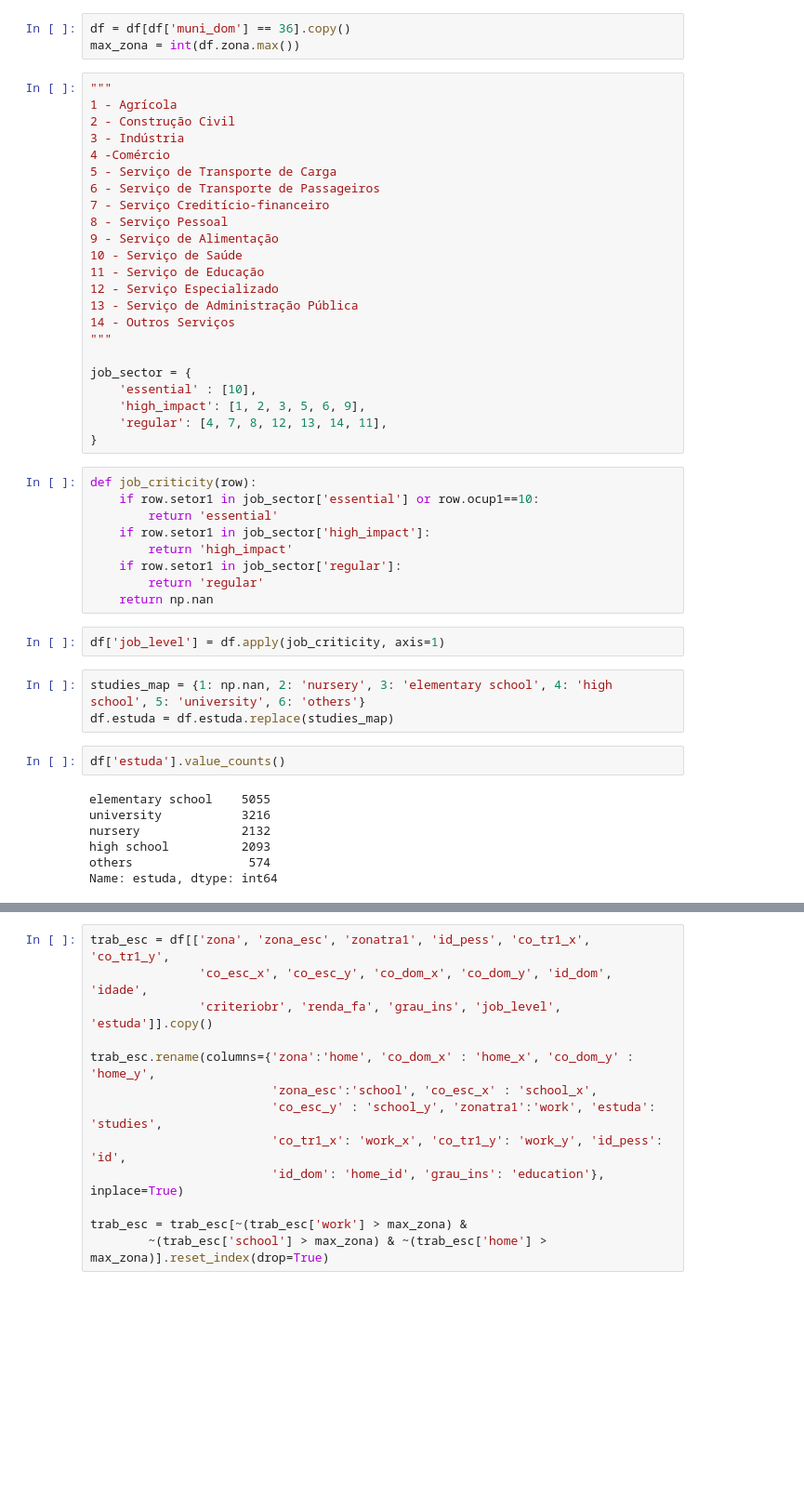
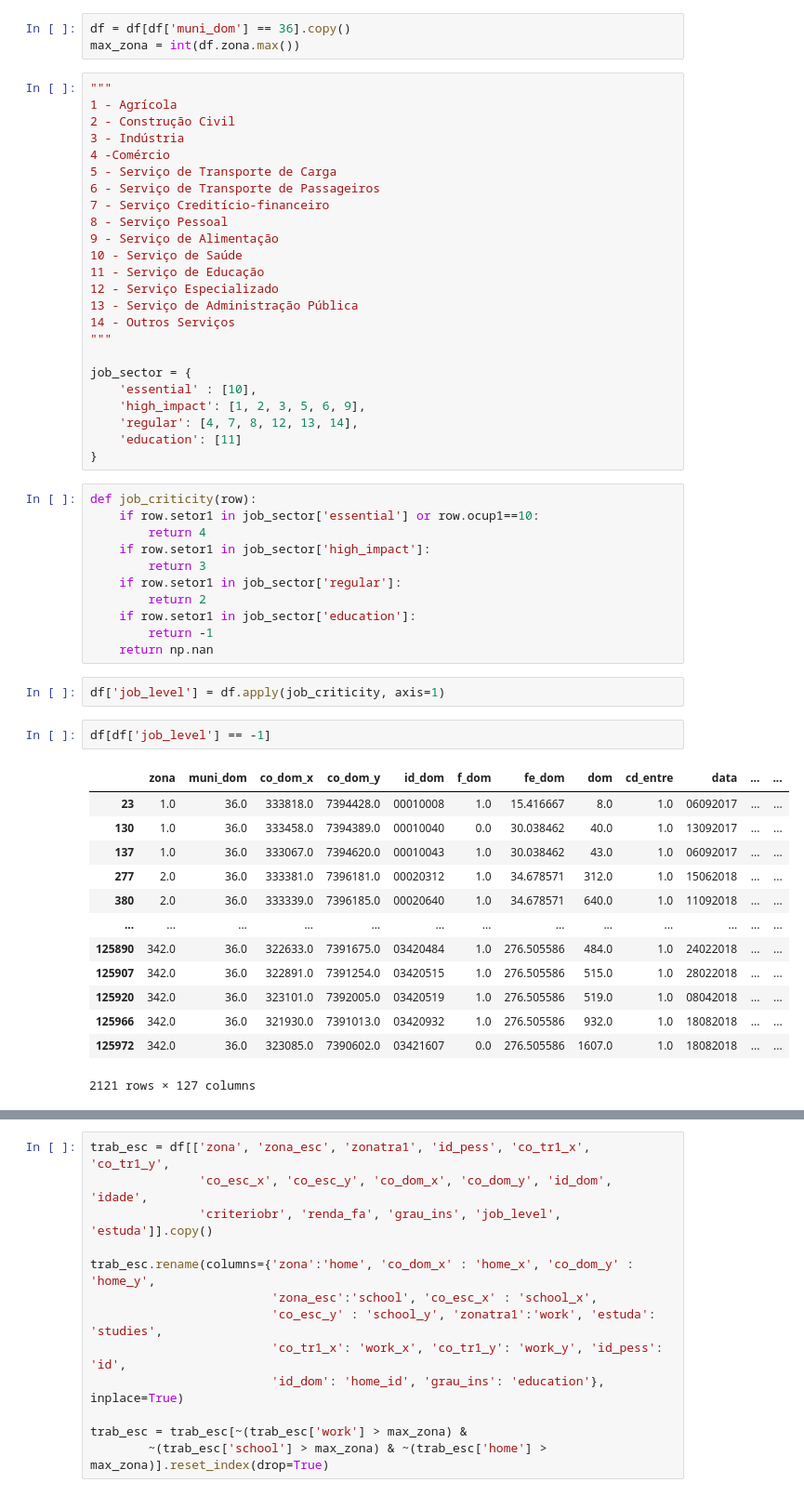
Before and after one commit to yambanis/CovidMDP, a Jupyter notebook: notebooks/Modelagem Grafo SP/Modelagem grafo individuos.ipynb, the cells around one changed output, grey strips where cells are left out. Shown at 93% size. Drawn from its saved outputs; the diff is of its cells as text; blank space fills up the shorter version.

```diff
--- a/notebooks/Modelagem Grafo SP/Modelagem grafo individuos.ipynb
+++ b/notebooks/Modelagem Grafo SP/Modelagem grafo individuos.ipynb
@@ -40,28 +40,35 @@ max_zona = int(df.zona.max())
 job_sector = {
     'essential' : [10],
     'high_impact': [1, 2, 3, 5, 6, 9],
-    'regular': [4, 7, 8, 12, 13, 14, 11],
+    'regular': [4, 7, 8, 12, 13, 14],
+    'education': [11]
 }
 # %%
 def job_criticity(row):
     if row.setor1 in job_sector['essential'] or row.ocup1==10:
-        return 'essential'
+        return 4
     if row.setor1 in job_sector['high_impact']:
-        return 'high_impact'
+        return 3
     if row.setor1 in job_sector['regular']:
-        return 'regular'
+        return 2
+    if row.setor1 in job_sector['education']:
+        return -1
     return np.nan
 # %%
 df['job_level'] = df.apply(job_criticity, axis=1)
-# %%
-studies_map = {1: np.nan, 2: 'nursery', 3: 'elementary school', 4: 'high school', 5: 'university', 6: 'others'}
-df.estuda = df.estuda.replace(studies_map)
-# %%
-df['estuda'].value_counts()
-# %% [output]
-elementary school    5055
-university           3216
-nursery              2132
-high school          2093
-others                574
-Name: estuda, dtype: int64
+# %%
+df[df['job_level'] == -1]
+# %% [output]
+|  | zona | muni_dom | co_dom_x | co_dom_y | id_dom | f_dom | fe_dom | dom | cd_entre | data | ... | ... |
+| 23 | 1.0 | 36.0 | 333818.0 | 7394428.0 | 00010008 | 1.0 | 15.416667 | 8.0 | 1.0 | 06092017 | ... | ... |
+| 130 | 1.0 | 36.0 | 333458.0 | 7394389.0 | 00010040 | 0.0 | 30.038462 | 40.0 | 1.0 | 13092017 | ... | ... |
+| 137 | 1.0 | 36.0 | 333067.0 | 7394620.0 | 00010043 | 1.0 | 30.038462 | 43.0 | 1.0 | 06092017 | ... | ... |
+| 277 | 2.0 | 36.0 | 333381.0 | 7396181.0 | 00020312 | 1.0 | 34.678571 | 312.0 | 1.0 | 15062018 | ... | ... |
+| 380 | 2.0 | 36.0 | 333339.0 | 7396185.0 | 00020640 | 1.0 | 34.678571 | 640.0 | 1.0 | 11092018 | ... | ... |
+| ... | ... | ... | ... | ... | ... | ... | ... | ... | ... | ... | ... | ... |
+| 125890 | 342.0 | 36.0 | 322633.0 | 7391675.0 | 03420484 | 1.0 | 276.505586 | 484.0 | 1.0 | 24022018 | ... | ... |
+| 125907 | 342.0 | 36.0 | 322891.0 | 7391254.0 | 03420515 | 1.0 | 276.505586 | 515.0 | 1.0 | 28022018 | ... | ... |
+| 125920 | 342.0 | 36.0 | 323101.0 | 7392005.0 | 03420519 | 1.0 | 276.505586 | 519.0 | 1.0 | 08042018 | ... | ... |
+| 125966 | 342.0 | 36.0 | 321930.0 | 7391013.0 | 03420932 | 1.0 | 276.505586 | 932.0 | 1.0 | 18082018 | ... | ... |
+| 125972 | 342.0 | 36.0 | 323085.0 | 7390602.0 | 03421607 | 0.0 | 276.505586 | 1607.0 | 1.0 | 18082018 | ... | ... |
+2121 rows × 127 columns
```
Also changed, not shown: parts of 5 cells of this notebook, 10 other files.
